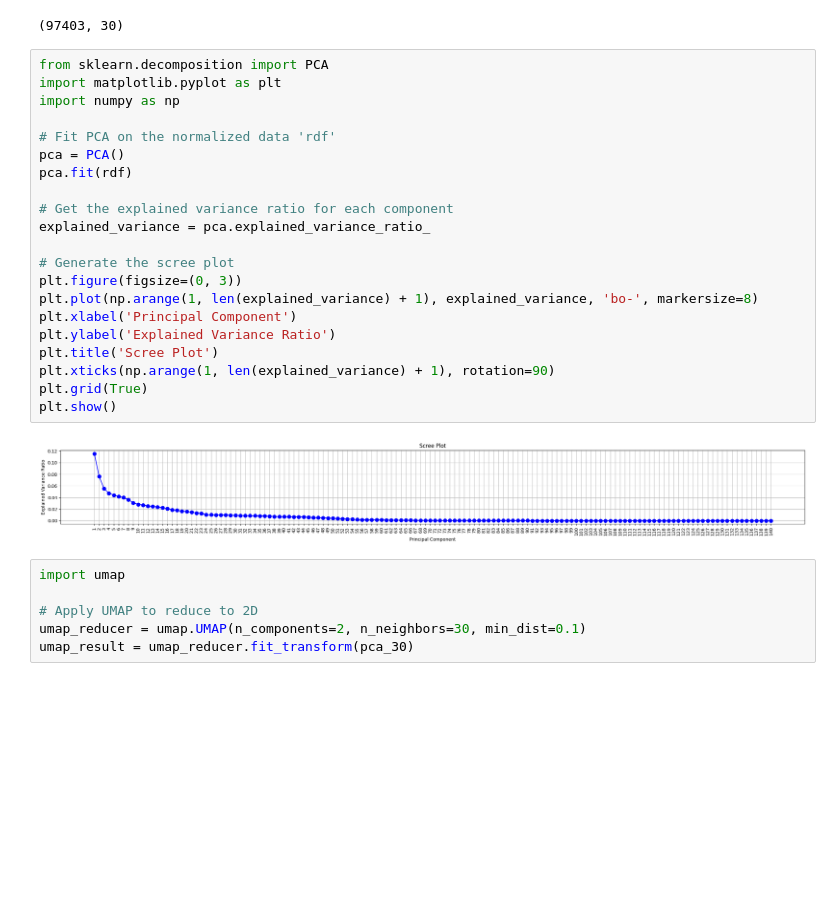
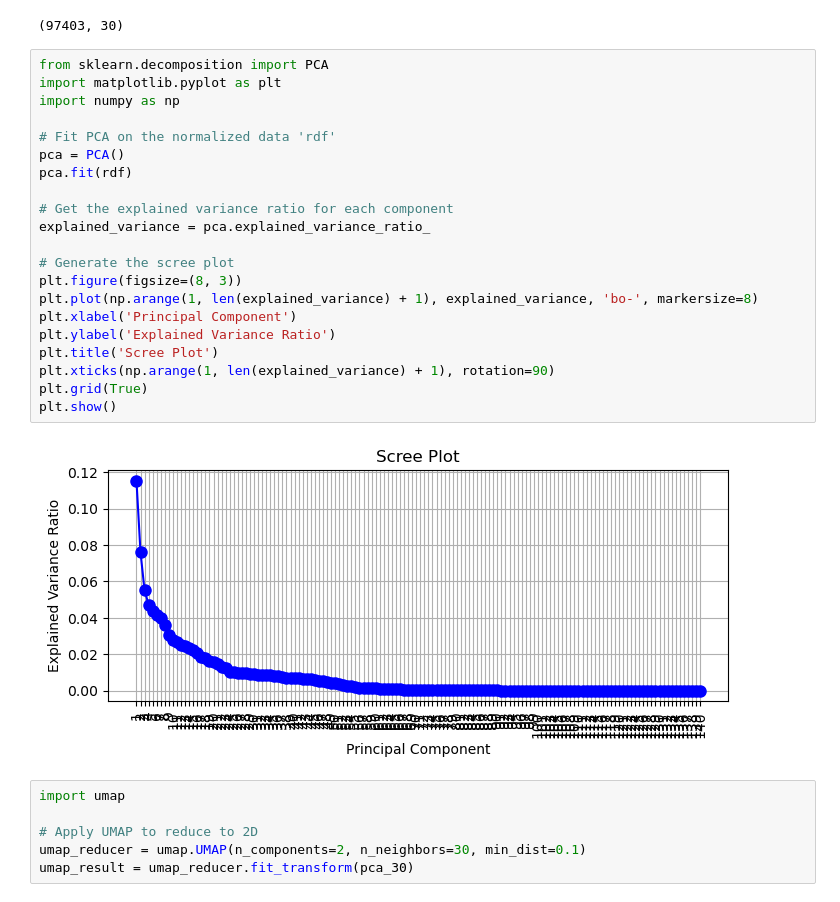
Before and after one commit to Hackyeahh/comm493-cloud-crusaders, a Jupyter notebook: main clustering.ipynb, the cells around one changed output. Drawn from its saved outputs; the diff is of its cells as text; blank space fills up the shorter version.

```diff
--- a/main clustering.ipynb
+++ b/main clustering.ipynb
@@ -505,26 +514,26 @@ pca_30.shape
 # %%
 from sklearn.decomposition import PCA
 import matplotlib.pyplot as plt
 import numpy as np
 
 # Fit PCA on the normalized data 'rdf'
 pca = PCA()
 pca.fit(rdf)
 
 # Get the explained variance ratio for each component
 explained_variance = pca.explained_variance_ratio_
 
 # Generate the scree plot
-plt.figure(figsize=(0, 3))
+plt.figure(figsize=(8, 3))
 plt.plot(np.arange(1, len(explained_variance) + 1), explained_variance, 'bo-', markersize=8)
 plt.xlabel('Principal Component')
 plt.ylabel('Explained Variance Ratio')
 plt.title('Scree Plot')
 plt.xticks(np.arange(1, len(explained_variance) + 1), rotation=90)
 plt.grid(True)
 plt.show()
 # %% [output]
-[figure, old version]
+[figure, new version]
 # %%
 import umap
 
```
Also changed, not shown: parts of 19 cells of this notebook.
